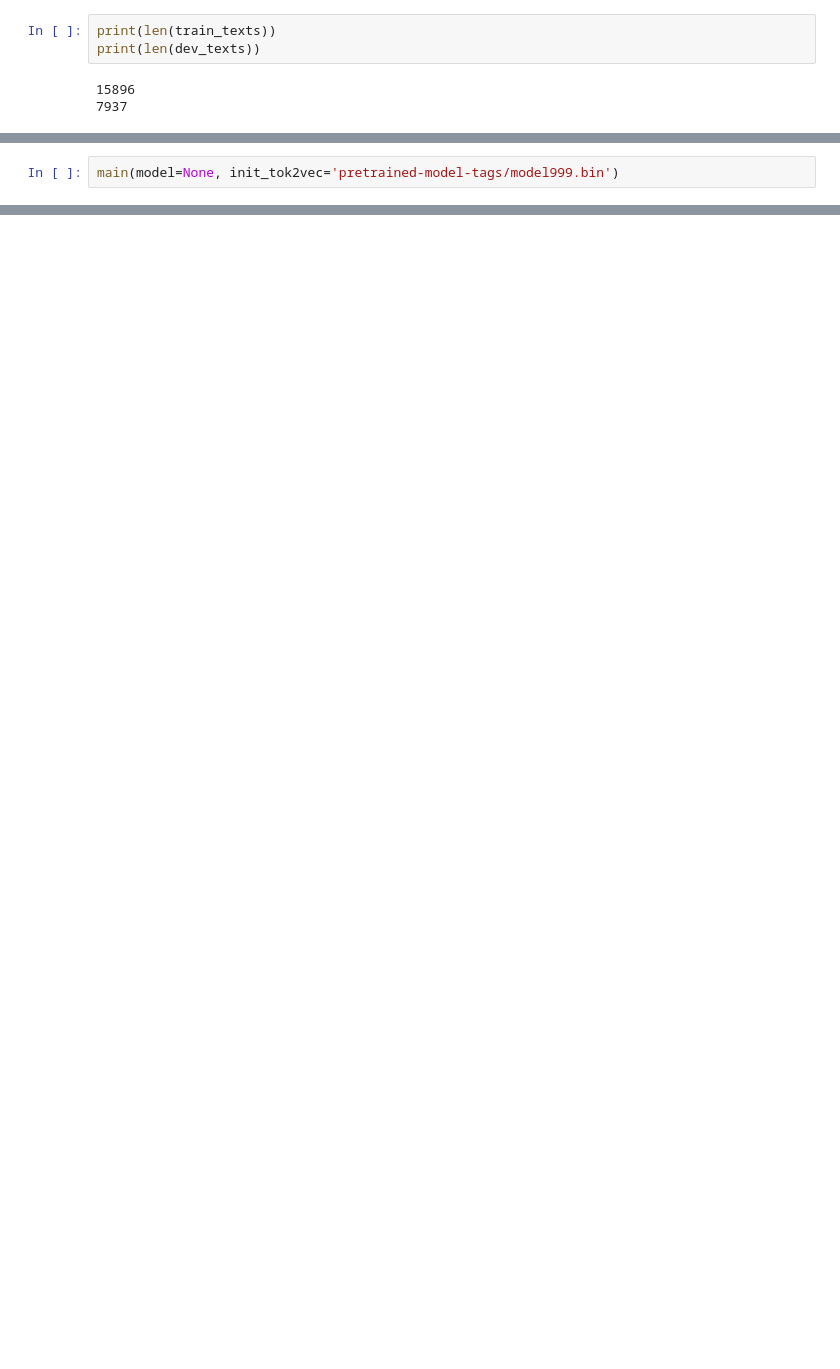
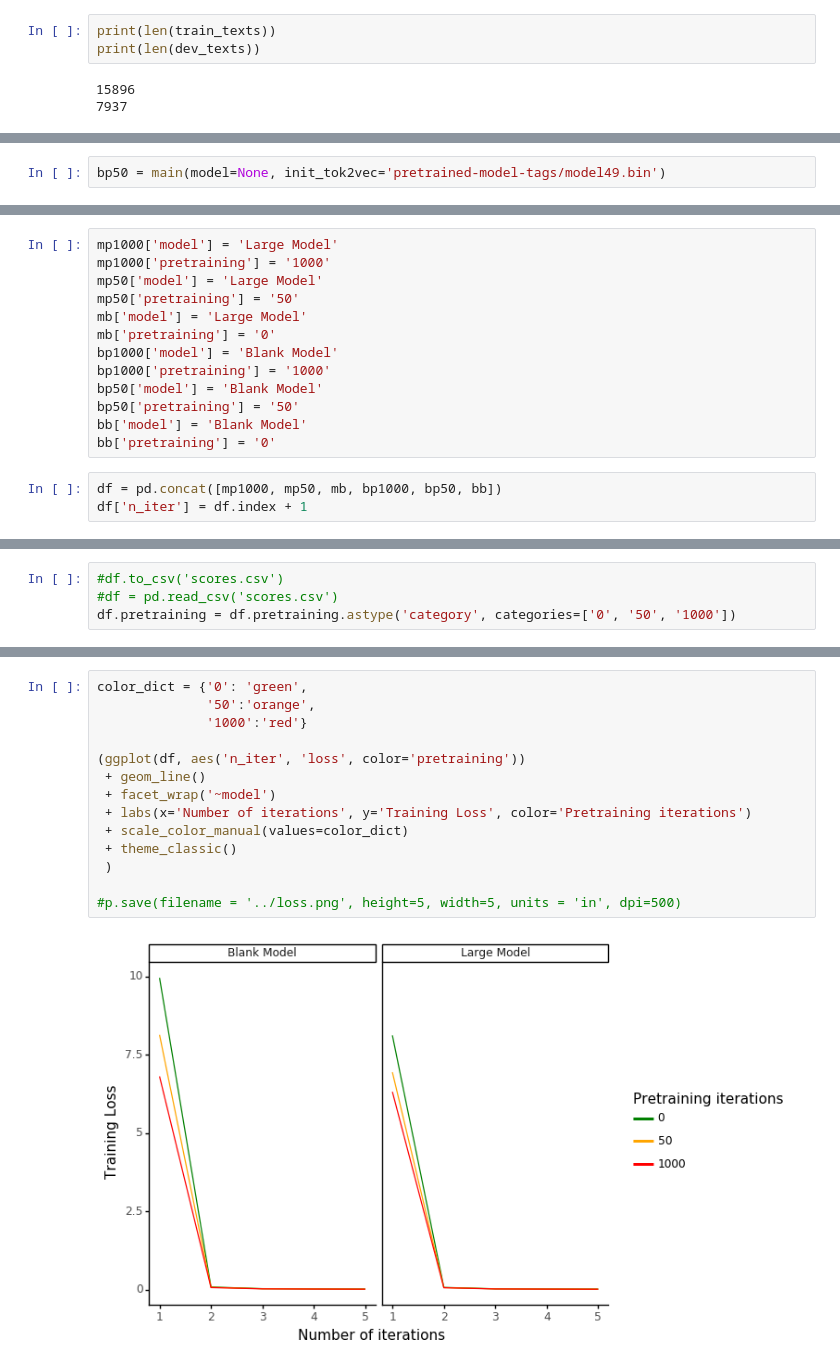
Before and after one commit to eliiza/spacy_tour, a Jupyter notebook: spacy_tour_part2.ipynb, the cells around one changed output, grey strips where cells are left out. Cells and saved outputs as stored; diff of their text form; blank space fills up the shorter version.

```diff
--- a/spacy_tour_part2.ipynb
+++ b/spacy_tour_part2.ipynb
@@ -235,5 +274,5 @@ LOSS      A       P       R       F
 # %%
-main(model=None, init_tok2vec='pretrained-model-tags/model999.bin')
+bp50 = main(model=None, init_tok2vec='pretrained-model-tags/model49.bin')
 # %% [output]
 Created blank 'en' model
 Loading data...
@@ -286,0 +287,16 @@ LOSS      A       P       R       F
+# %%
+mp1000['model'] = 'Large Model'
+mp1000['pretraining'] = '1000'
+mp50['model'] = 'Large Model'
+mp50['pretraining'] = '50'
+mb['model'] = 'Large Model'
+mb['pretraining'] = '0'
+bp1000['model'] = 'Blank Model'
+bp1000['pretraining'] = '1000'
+bp50['model'] = 'Blank Model'
+bp50['pretraining'] = '50'
+bb['model'] = 'Blank Model'
+bb['pretraining'] = '0'
+# %%
+df = pd.concat([mp1000, mp50, mb, bp1000, bp50, bb])
+df['n_iter'] = df.index + 1
@@ -286,0 +317,4 @@ LOSS      A       P       R       F
+# %%
+#df.to_csv('scores.csv')
+#df = pd.read_csv('scores.csv')
+df.pretraining = df.pretraining.astype('category', categories=['0', '50', '1000'])
@@ -286,0 +327,16 @@ LOSS      A       P       R       F
+# %%
+color_dict = {'0': 'green',
+              '50':'orange',
+              '1000':'red'}
+
+(ggplot(df, aes('n_iter', 'loss', color='pretraining'))
+ + geom_line()
+ + facet_wrap('~model')
+ + labs(x='Number of iterations', y='Training Loss', color='Pretraining iterations')
+ + scale_color_manual(values=color_dict)
+ + theme_classic()
+ )
+
+#p.save(filename = '../loss.png', height=5, width=5, units = 'in', dpi=500)
+# %% [output]
+[figure, added]
```
Also changed, not shown: parts of 17 cells of this notebook, 6 other files.
